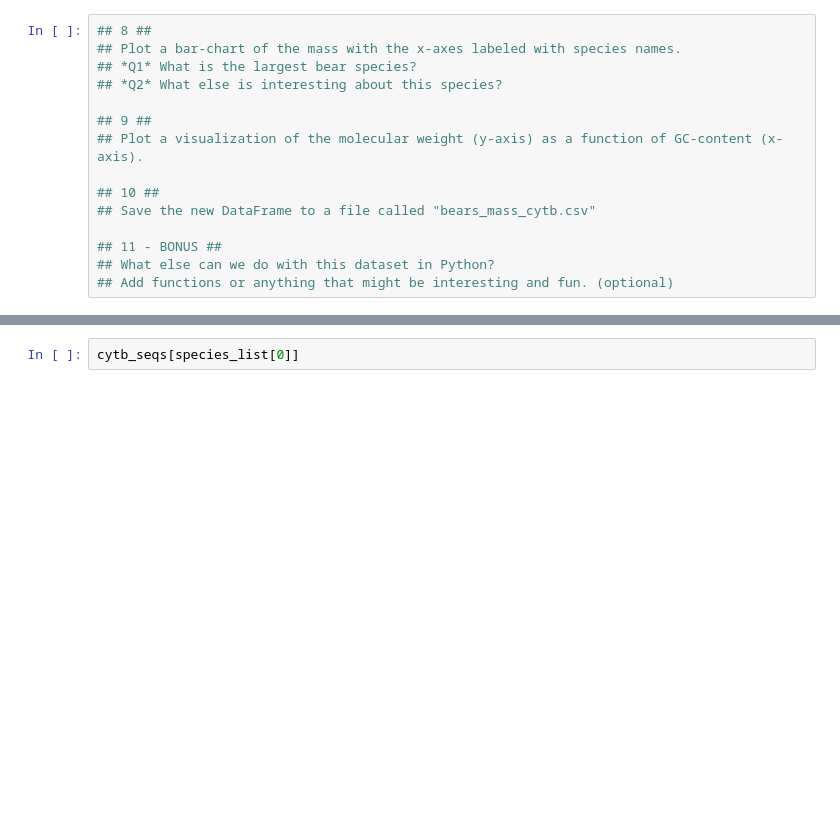
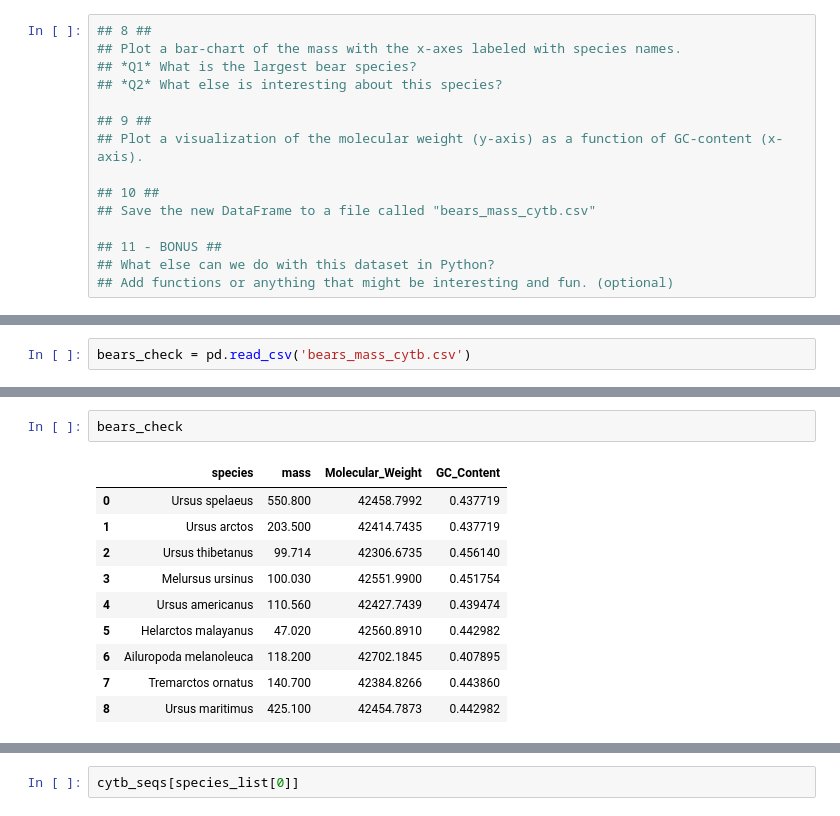
Before and after one commit to michaelpmurphy/BCB546X_Python_Assignment, a Jupyter notebook: Python_Project.ipynb, the cells around one changed output, grey strips where cells are left out. Cells and saved outputs as stored; diff of their text form; blank space fills up the shorter version.

```diff
--- a/Python_Project.ipynb
+++ b/Python_Project.ipynb
@@ -119,0 +135,2 @@ print(bears_df)
+# %%
+bears_check = pd.read_csv('bears_mass_cytb.csv')
@@ -120,2 +150,15 @@ print(bears_df)
+# %%
+bears_check
+# %% [output]
+|  | species | mass | Molecular_Weight | GC_Content |
+| 0 | Ursus spelaeus | 550.800 | 42458.7992 | 0.437719 |
+| 1 | Ursus arctos | 203.500 | 42414.7435 | 0.437719 |
+| 2 | Ursus thibetanus | 99.714 | 42306.6735 | 0.456140 |
+| 3 | Melursus ursinus | 100.030 | 42551.9900 | 0.451754 |
+| 4 | Ursus americanus | 110.560 | 42427.7439 | 0.439474 |
+| 5 | Helarctos malayanus | 47.020 | 42560.8910 | 0.442982 |
+| 6 | Ailuropoda melanoleuca | 118.200 | 42702.1845 | 0.407895 |
+| 7 | Tremarctos ornatus | 140.700 | 42384.8266 | 0.443860 |
+| 8 | Ursus maritimus | 425.100 | 42454.7873 | 0.442982 |
 # %%
 type(cytb_seqs[species_list[0]])
```
Also changed, not shown: parts of 14 cells of this notebook, 1 other file.
